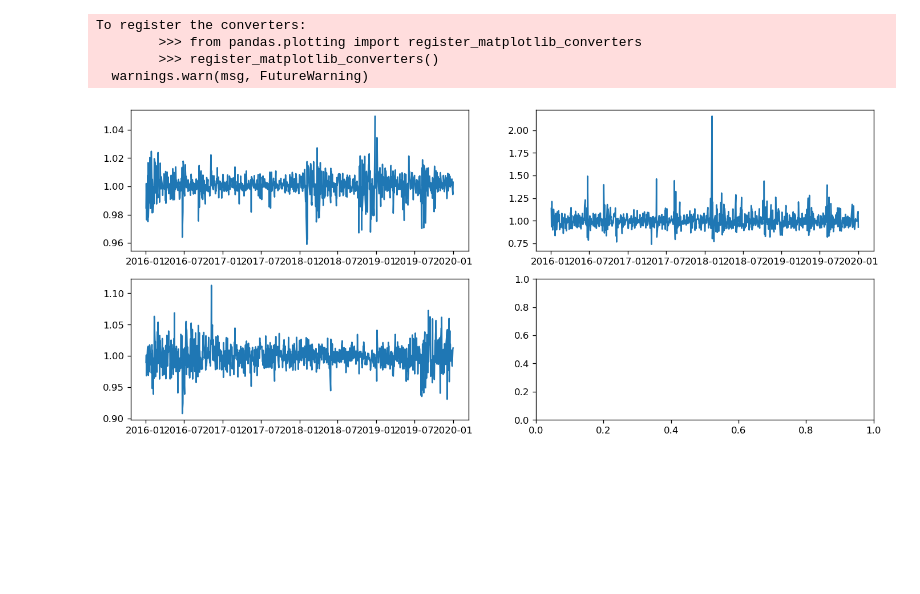
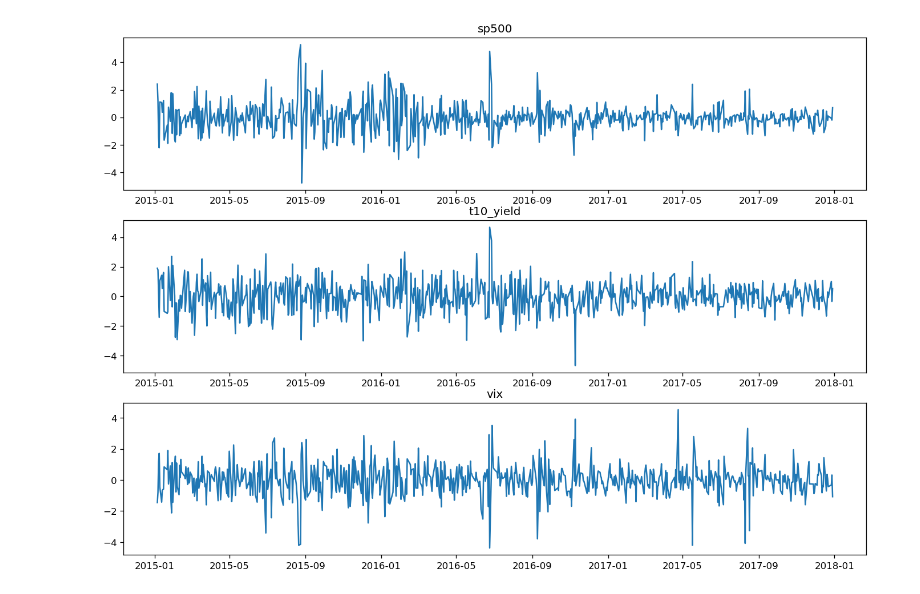
Before and after one commit to navin9292/Google_Wavenet-_Model, a Jupyter notebook: var_final.ipynb, the cells around one changed output. Cells and saved outputs as stored; diff of their text form; code cells hidden in the pictures; blank space fills up the shorter version.

```diff
--- a/var_final.ipynb
+++ b/var_final.ipynb
@@ -57,13 +16,0 @@ ret_data.columns = ['sp500', 'vix', 't10_yield']
-# %%
-## Visualizing time series
-fig, axes = plt.subplots(nrows = 2, ncols = 2, dpi = 120, figsize = (14,6))
-axes[0][0].plot(sp500_ret)
-axes[0][1].plot(vix_ret)
-axes[1][0].plot(t10_yield_ret)
-plt.show()
-# %% [output]
-To register the converters:
-        >>> from pandas.plotting import register_matplotlib_converters
-        >>> register_matplotlib_converters()
-  warnings.warn(msg, FutureWarning)
-[figure, removed]
@@ -70,3 +23,11 @@ To register the converters:
+# %%
+## Plotting
+fig, axes = plt.subplots(nrows = len(index), dpi = 120, figsize = (14, 10))
+for ax, ind in zip(axes, index):
+    ax.plot(data_tr[ind])
+    ax.set_title(ind)
+# %% [output]
+[figure, added]
 # %%
 from statsmodels.tsa.stattools import grangercausalitytests
 maxlag=12
```
Also changed, not shown: parts of 43 cells of this notebook.
